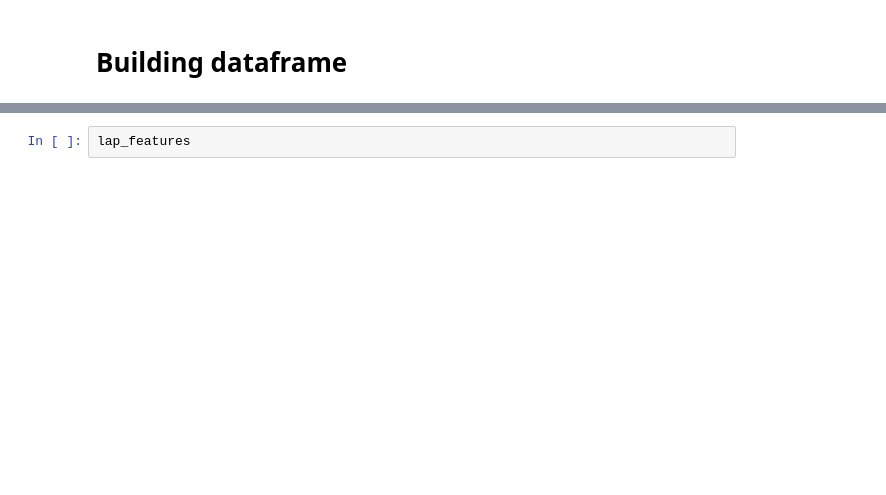
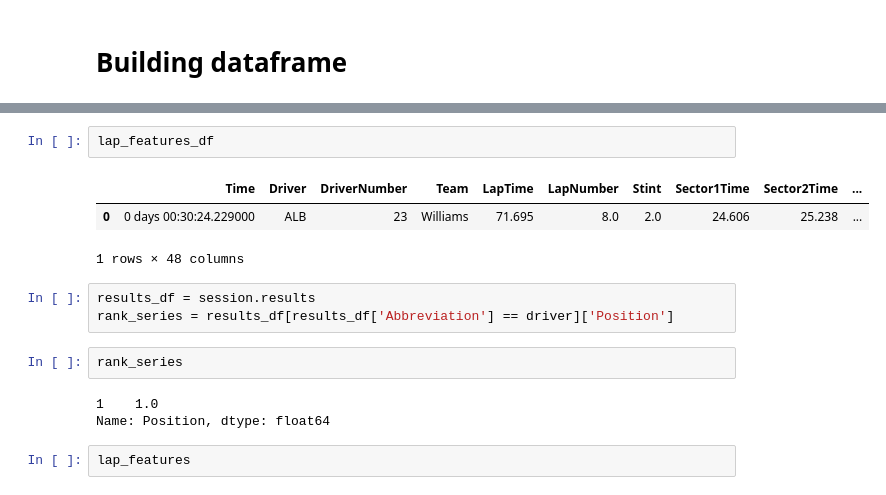
Before and after one commit to luk3luca/ML_F1, a Jupyter notebook: quali_telemetry_ft_builder.ipynb, the cells around one changed output, grey strips where cells are left out. Saved outputs shown, nothing was run; the diff lists cells and outputs as text; blank space fills up the shorter version.

```diff
--- a/quali_telemetry_ft_builder.ipynb
+++ b/quali_telemetry_ft_builder.ipynb
@@ -492,3 +538,17 @@ lap_features = compute_data_df(physics_df, fastest_lap, session, YEAR, LOCATION)
+# %%
+lap_features_df
+# %% [output]
+|  | Time | Driver | DriverNumber | Team | LapTime | LapNumber | Stint | Sector1Time | Sector2Time | ... |
+| 0 | 0 days 00:30:24.229000 | ALB | 23 | Williams | 71.695 | 8.0 | 2.0 | 24.606 | 25.238 | ... |
+1 rows × 48 columns
+# %%
+results_df = session.results
+rank_series = results_df[results_df['Abbreviation'] == driver]['Position']
+# %%
+rank_series
+# %% [output]
+1    1.0
+Name: Position, dtype: float64
 # %%
 lap_features
 # %% [output]
```
Also changed, not shown: parts of 22 cells of this notebook, 2 other files.
